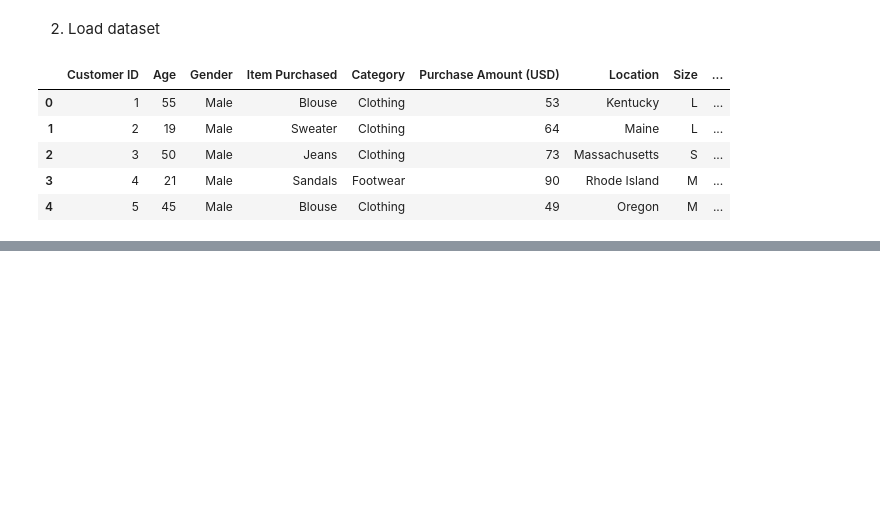
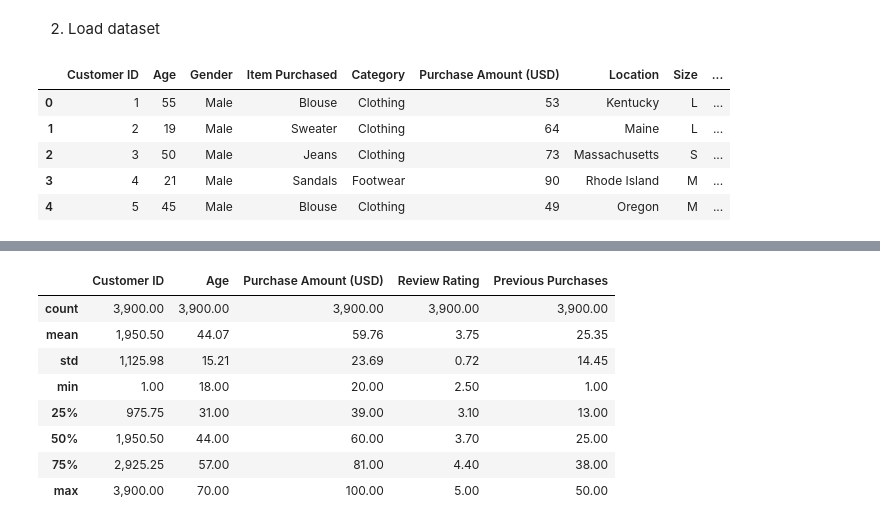
Before and after one commit to noahnoahnoahtran/project18-shopping-trend-analysis, a Jupyter notebook: shopping_trend_analysis.ipynb, the cells around one changed output, grey strips where cells are left out. Drawn from its saved outputs; the diff is of its cells as text; code cells hidden in the pictures; blank space fills up the shorter version.

```diff
--- a/shopping_trend_analysis.ipynb
+++ b/shopping_trend_analysis.ipynb
@@ -27,0 +62,12 @@ df.head()
+# %%
+df.describe()
+# %% [output]
+|  | Customer ID | Age | Purchase Amount (USD) | Review Rating | Previous Purchases |
+| count | 3,900.00 | 3,900.00 | 3,900.00 | 3,900.00 | 3,900.00 |
+| mean | 1,950.50 | 44.07 | 59.76 | 3.75 | 25.35 |
+| std | 1,125.98 | 15.21 | 23.69 | 0.72 | 14.45 |
+| min | 1.00 | 18.00 | 20.00 | 2.50 | 1.00 |
+| 25% | 975.75 | 31.00 | 39.00 | 3.10 | 13.00 |
+| 50% | 1,950.50 | 44.00 | 60.00 | 3.70 | 25.00 |
+| 75% | 2,925.25 | 57.00 | 81.00 | 4.40 | 38.00 |
+| max | 3,900.00 | 70.00 | 100.00 | 5.00 | 50.00 |
```
Also changed, not shown: parts of 8 cells of this notebook.
